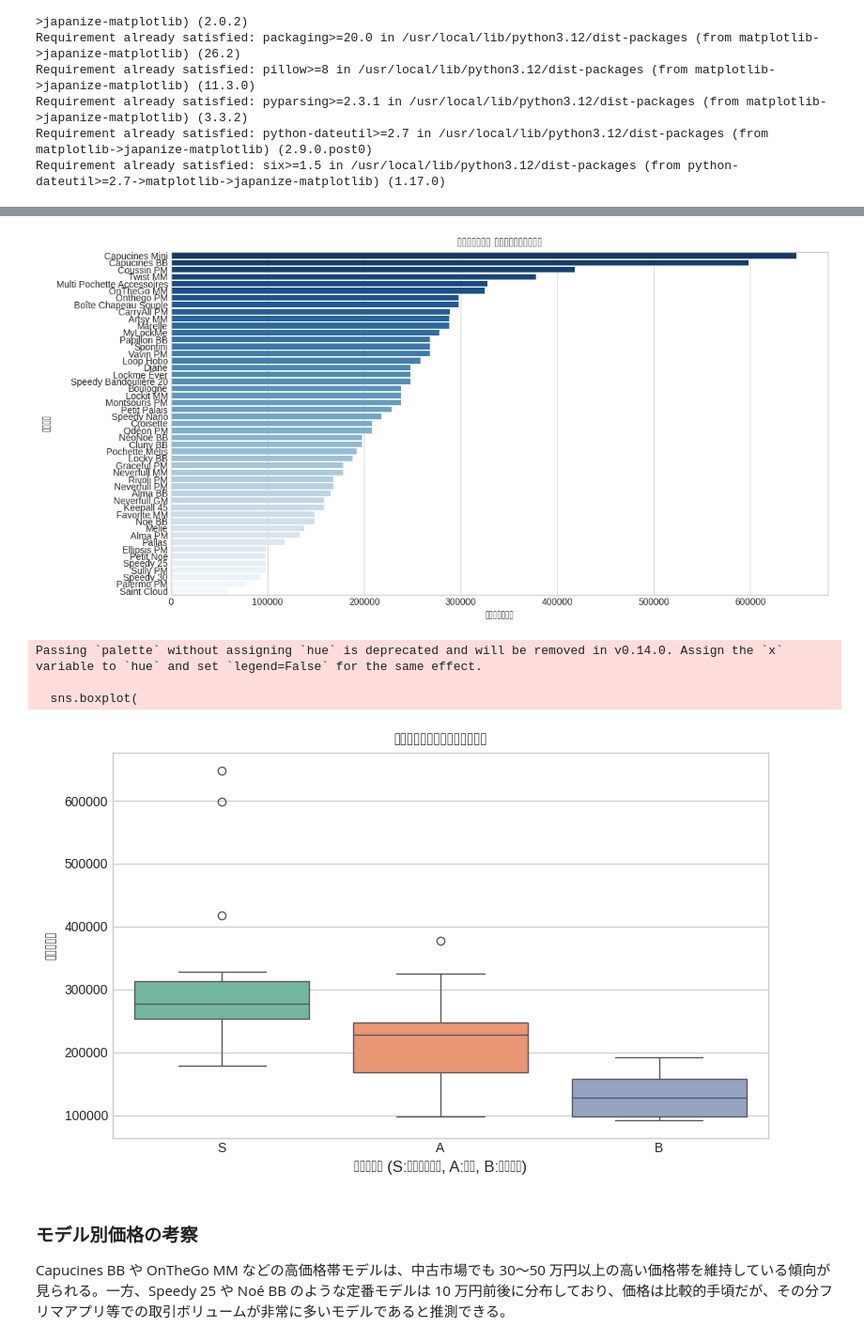
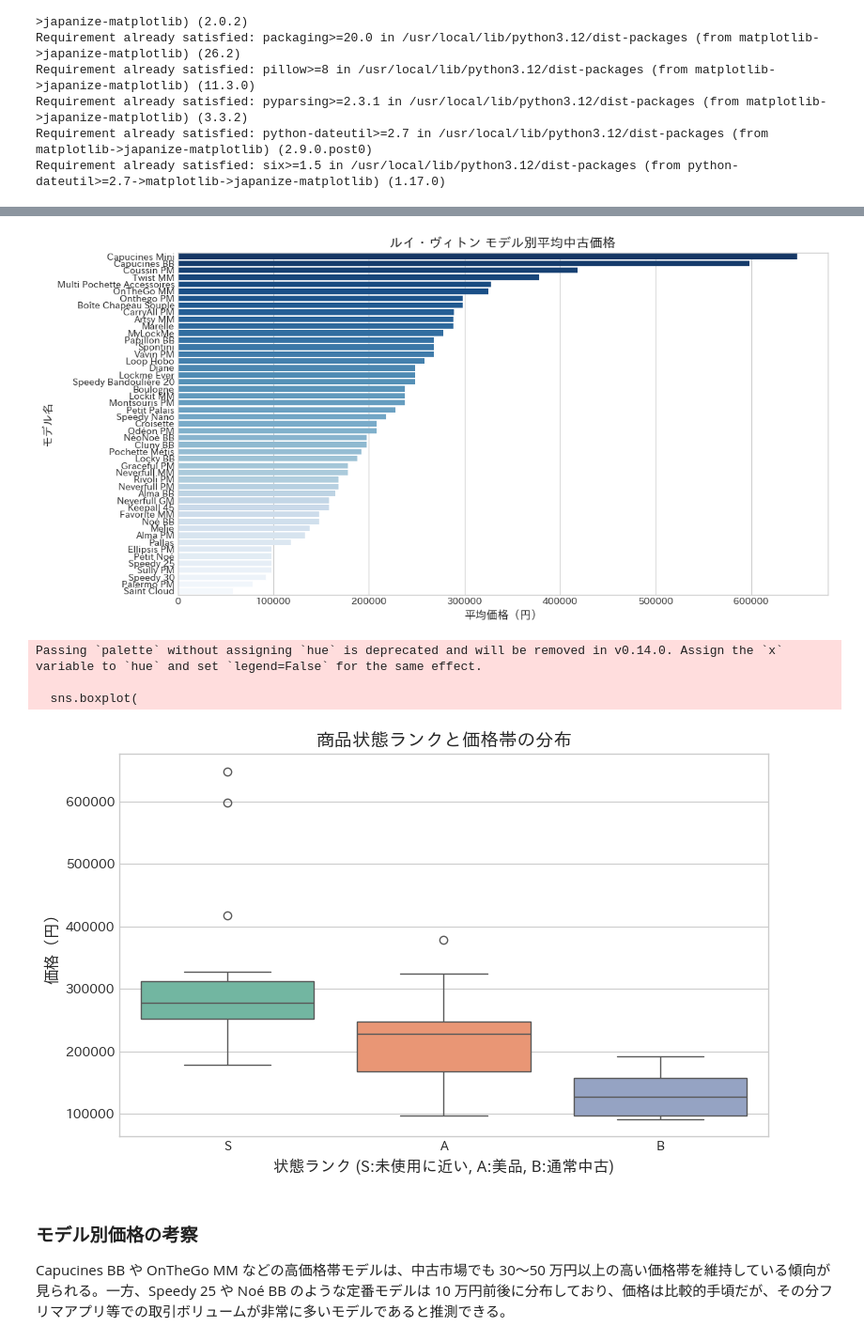
Before and after one commit to ran031027/lv-bag-resale-analysis, a Jupyter notebook: lv-bag-resale-analysis.ipynb, the cells around one changed output, grey strips where cells are left out. Shown at 94% size. Saved outputs shown, nothing was run; the diff lists cells and outputs as text; code cells hidden in the pictures.

```diff
--- a/lv-bag-resale-analysis.ipynb
+++ b/lv-bag-resale-analysis.ipynb
@@ -25,19 +25,52 @@ Requirement already satisfied: pillow>=8 in /usr/local/lib/python3.12/dist-packa
 Requirement already satisfied: pyparsing>=2.3.1 in /usr/local/lib/python3.12/dist-packages (from matplotlib->japanize-matplotlib) (3.3.2)
 Requirement already satisfied: python-dateutil>=2.7 in /usr/local/lib/python3.12/dist-packages (from matplotlib->japanize-matplotlib) (2.9.0.post0)
 Requirement already satisfied: six>=1.5 in /usr/local/lib/python3.12/dist-packages (from python-dateutil>=2.7->matplotlib->japanize-matplotlib) (1.17.0)
+# %%
+import matplotlib as mpl
+import matplotlib.pyplot as plt
+import seaborn as sns
+
+# 先にスタイルを適用
+plt.style.use('seaborn-v0_8-whitegrid')
+
+# 最後に日本語フォントを有効化
+import japanize_matplotlib
 # %%
+# 必要なライブラリをインストール（1回でOK）
+!pip install japanize-matplotlib
+
+# ライブラリのインポート
+import pandas as pd
 import matplotlib.pyplot as plt
 import seaborn as sns
 import japanize_matplotlib  # 日本語フォントを有効化
 
-# デザインスタイルの設定
+# データの読み込みと整形
+df_raw = pd.read_excel('lv_bags.csv.xlsx')
+col_name = df_raw.columns[0]
+headers = col_name.split(',')
+data_rows = [str(val).split(',') for val in df_raw[col_name]]
+df = pd.DataFrame(data_rows, columns=headers)
+
+# 数値データの型変換
+df['価格'] = df['価格'].astype(int)
+df['製造年'] = df['製造年'].astype(int)
+
+print("データの整形が完了しました！")
+print(df.head())
+
+# ------- ここからグラフ描画 --------
+
+# 1. デザインスタイルの設定（※スタイル設定でフォントがリセットされます）
 plt.style.use('seaborn-v0_8-whitegrid')
 
-# 1. 商品名（モデル）ごとの平均価格分析
+# 2. ★ここで日本語化を再適用（スタイル設定の後に書くのがポイント）★
+japanize_matplotlib.japanize()
+
+# --- 1. 商品名（モデル）ごとの平均価格分析 ---
 plt.figure(figsize=(12, 6))
 model_price = df.groupby('商品名')['価格'].mean().sort_values(ascending=False)
 
-# FutureWarning 対応で hue / legend を明示
 sns.barplot(
     x=model_price.values,
     y=model_price.index,
@@ -53,7 +86,7 @@ plt.tight_layout()
 plt.savefig('model_price_analysis.png')
 plt.show()
 
-# 2. 状態ランク別（S, A, Bなど）の平均価格比較
+# --- 2. 状態ランク別（S, A, Bなど）の価格分布 ---
 plt.figure(figsize=(8, 5))
 condition_order = ['S', 'A', 'B']  # 美品〜通常中古
 
@@ -75,8 +125,8 @@ plt.show()
-[figure, old version]
+[figure, new version]
-Passing `palette` without assigning `hue` is deprecated and will be removed in v0.14.0. Assign the `x` variable to `hue` and set `legend=False` for the same effect.
-
-  sns.boxplot(
+Passing `palette` without assigning `hue` is deprecated and will be removed in v0.14.0. Assign the `x` variable to `hue` and set `legend=False` for the same effect.
+
+  sns.boxplot(
-[figure, old version]
+[figure, new version]
 # %% [markdown]
 ### モデル別価格の考察
 
```
Also changed, not shown: parts of 1 cell of this notebook.
